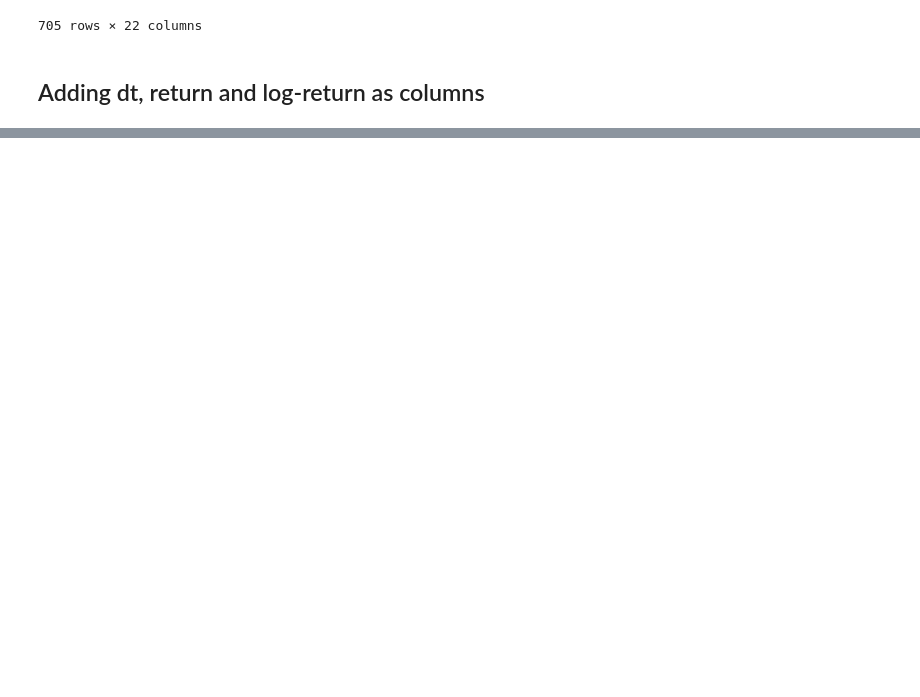
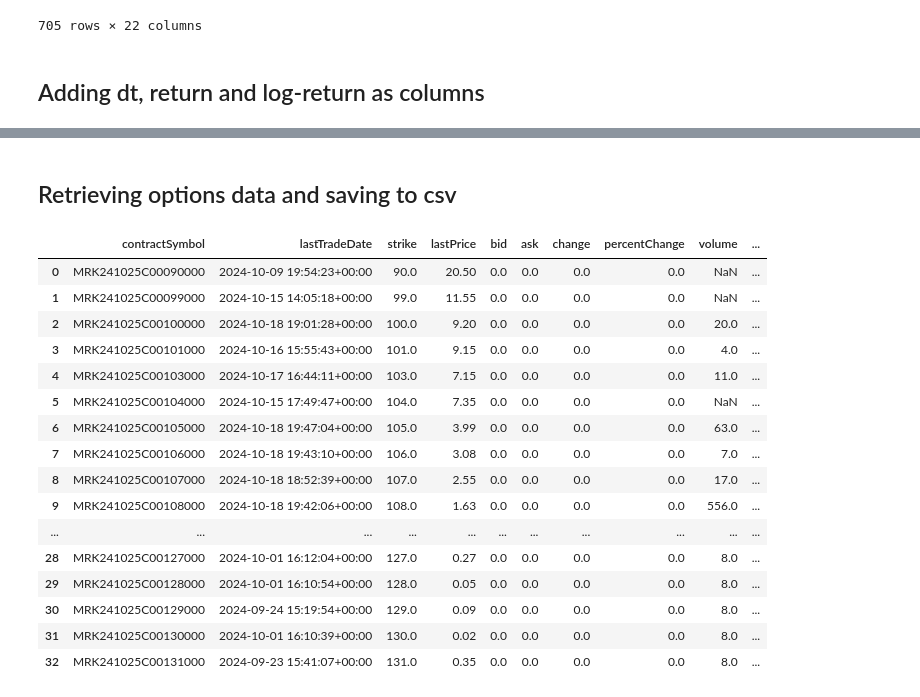
Before and after one commit to PockXuan/MH4518, a Jupyter notebook: data_preprocessing.ipynb, the cells around one changed output, grey strips where cells are left out. Cells and saved outputs as stored; diff of their text form; code cells hidden in the pictures; blank space fills up the shorter version.

Commit message:
added options data per stock

```diff
--- a/data_preprocessing.ipynb
+++ b/data_preprocessing.ipynb
@@ -64,10 +64,11 @@ import pandas as pd
 for ticker in tickers_list:
     stock = pd.read_csv(f"datasets/{ticker}.csv")
     stock["Date"] = pd.to_datetime(stock["Date"], utc=True)
-    stock["dt"] = stock["Date"].diff().dt.total_seconds() / (365.25 * 24 * 60 * 60)
+    stock["dt"] = 1 / 250
     # Calculate return as percentage change in 'Close' prices
     stock["return"] = stock["Close"].diff()
 
     # Calculate log-return
     stock["log_return"] = np.log(stock["Close"] / stock["Close"].shift(1))
+
     stock.to_csv(f"datasets/{ticker}.csv")
@@ -89,0 +91,27 @@ stock
+# %% [markdown]
+## Retrieving options data and saving to csv
+# %%
+for ticker in tickers_list:
+    stock = yf.Ticker(ticker)
+    opt = stock.option_chain()
+    opt.calls.to_csv(f"datasets/{ticker}_calls.csv")
+# %%
+opt.calls
+# %% [output]
+|  | contractSymbol | lastTradeDate | strike | lastPrice | bid | ask | change | percentChange | volume | ... |
+| 0 | MRK241025C00090000 | 2024-10-09 19:54:23+00:00 | 90.0 | 20.50 | 0.0 | 0.0 | 0.0 | 0.0 | NaN | ... |
+| 1 | MRK241025C00099000 | 2024-10-15 14:05:18+00:00 | 99.0 | 11.55 | 0.0 | 0.0 | 0.0 | 0.0 | NaN | ... |
+| 2 | MRK241025C00100000 | 2024-10-18 19:01:28+00:00 | 100.0 | 9.20 | 0.0 | 0.0 | 0.0 | 0.0 | 20.0 | ... |
+| 3 | MRK241025C00101000 | 2024-10-16 15:55:43+00:00 | 101.0 | 9.15 | 0.0 | 0.0 | 0.0 | 0.0 | 4.0 | ... |
+| 4 | MRK241025C00103000 | 2024-10-17 16:44:11+00:00 | 103.0 | 7.15 | 0.0 | 0.0 | 0.0 | 0.0 | 11.0 | ... |
+| 5 | MRK241025C00104000 | 2024-10-15 17:49:47+00:00 | 104.0 | 7.35 | 0.0 | 0.0 | 0.0 | 0.0 | NaN | ... |
+| 6 | MRK241025C00105000 | 2024-10-18 19:47:04+00:00 | 105.0 | 3.99 | 0.0 | 0.0 | 0.0 | 0.0 | 63.0 | ... |
+| 7 | MRK241025C00106000 | 2024-10-18 19:43:10+00:00 | 106.0 | 3.08 | 0.0 | 0.0 | 0.0 | 0.0 | 7.0 | ... |
+| 8 | MRK241025C00107000 | 2024-10-18 18:52:39+00:00 | 107.0 | 2.55 | 0.0 | 0.0 | 0.0 | 0.0 | 17.0 | ... |
+| 9 | MRK241025C00108000 | 2024-10-18 19:42:06+00:00 | 108.0 | 1.63 | 0.0 | 0.0 | 0.0 | 0.0 | 556.0 | ... |
+| ... | ... | ... | ... | ... | ... | ... | ... | ... | ... | ... |
+| 28 | MRK241025C00127000 | 2024-10-01 16:12:04+00:00 | 127.0 | 0.27 | 0.0 | 0.0 | 0.0 | 0.0 | 8.0 | ... |
+| 29 | MRK241025C00128000 | 2024-10-01 16:10:54+00:00 | 128.0 | 0.05 | 0.0 | 0.0 | 0.0 | 0.0 | 8.0 | ... |
+| 30 | MRK241025C00129000 | 2024-09-24 15:19:54+00:00 | 129.0 | 0.09 | 0.0 | 0.0 | 0.0 | 0.0 | 8.0 | ... |
+| 31 | MRK241025C00130000 | 2024-10-01 16:10:39+00:00 | 130.0 | 0.02 | 0.0 | 0.0 | 0.0 | 0.0 | 8.0 | ... |
+| 32 | MRK241025C00131000 | 2024-09-23 15:41:07+00:00 | 131.0 | 0.35 | 0.0 | 0.0 | 0.0 | 0.0 | 8.0 | ... |
```
Also changed, not shown: parts of 3 cells of this notebook, 6 other files.
